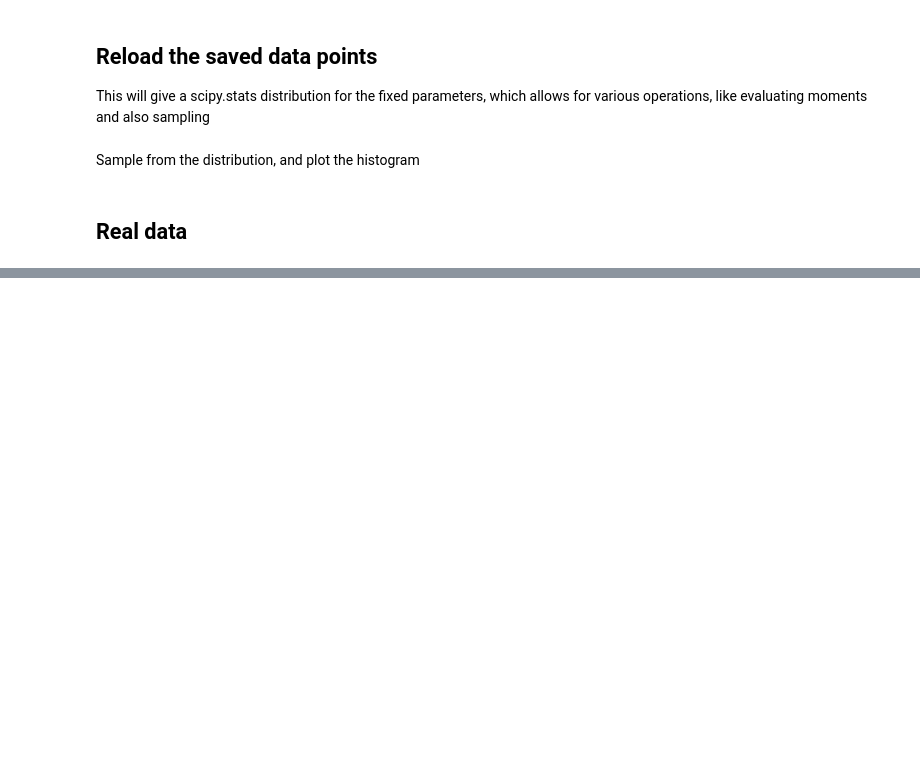
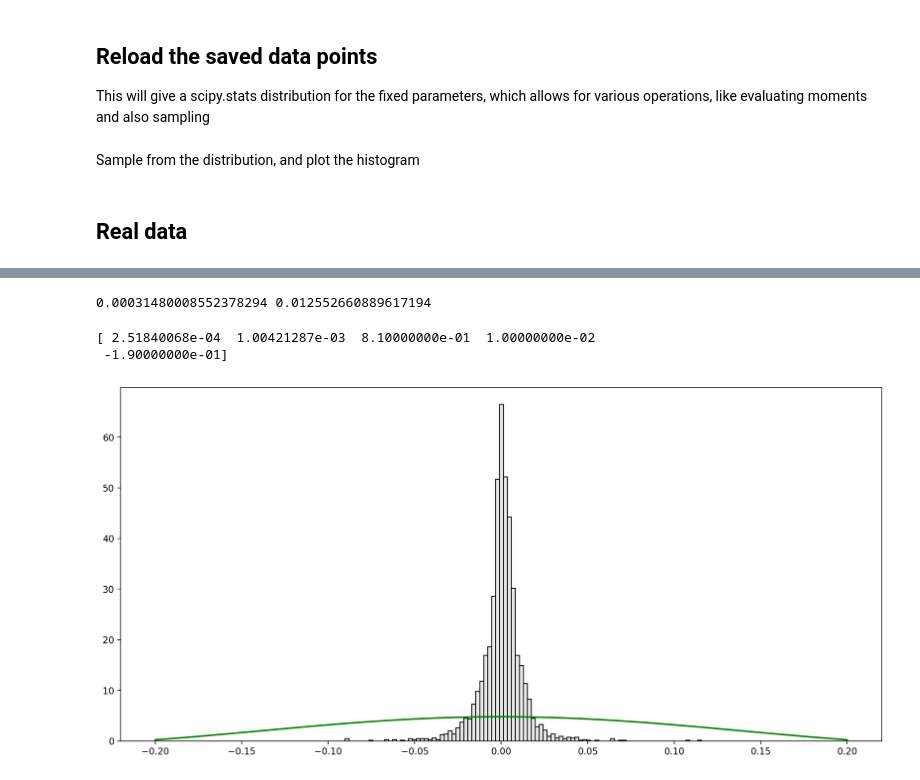
Before and after one commit to Naarsk/Economics, a Jupyter notebook: Finance/Risk Management/numerical_distributions/00_example.ipynb, the cells around one changed output, grey strips where cells are left out. Cells and saved outputs as stored; diff of their text form; code cells hidden in the pictures; blank space fills up the shorter version.

```diff
--- a/Finance/Risk Management/numerical_distributions/00_example.ipynb
+++ b/Finance/Risk Management/numerical_distributions/00_example.ipynb
@@ -118,0 +194,32 @@ result = fit_levy(data['Scaled Returns'], initial_guess, k_max=15.0, ln_2_k_poin
+# %%
+mean = data['Returns'].mean()
+std_dev = data['Returns'].std()
+
+print(mean, std_dev)
+# %% [output]
+0.00031480008552378294 0.012552660889617194
+# %%
+
+n_points = 5
+mu_grid = np.linspace(0.000314, 0.000314,n_points)
+c_grid = np.linspace(0.0008, 0.0018,n_points)
+alpha_grid = np.linspace(0.3,0.81,n_points)
+lam_grid = np.linspace(0.01,5.00,n_points)
+beta_grid = np.linspace(-0.19,-0.23,n_points)
+# %%
+kde_opt = kde_fit_levy_2(data['Returns'],mu_grid = mu_grid, c_grid=c_grid,alpha_grid=alpha_grid, lam_grid=lam_grid, beta_grid=beta_grid, n = 100, x_max=30, k_max=50.0, ln_2_k_points=12)
+# %%
+print(kde_opt)
+# %% [output]
+[ 2.51840068e-04  1.00421287e-03  8.10000000e-01  1.00000000e-02
+ -1.90000000e-01]
+# %%
+x_real = np.linspace(-0.2, 0.2, 1000)
+y_real = pdf_from_cf(x_real, 0, 1, kde_opt[0], kde_opt[1]*scaling, kde_opt[2], k_max=15.0, ln_2_k_points=12, x_lim=25)
+# %%
+fig, ax = plt.subplots(figsize=(15,7), facecolor = 'white',dpi=200)
+ax.hist(data['Returns'], bins=90, density=True, color='#E8E8E8', edgecolor='#000000', label='S&P500 Standarized Returns')
+ax.plot(x_real, y_real, label='10-days Scaled Truncated Lévy', color='green', linewidth=1.75)
+plt.show()
+# %% [output]
+[figure, added]
```
Also changed, not shown: parts of 21 cells of this notebook, 5 other files.
